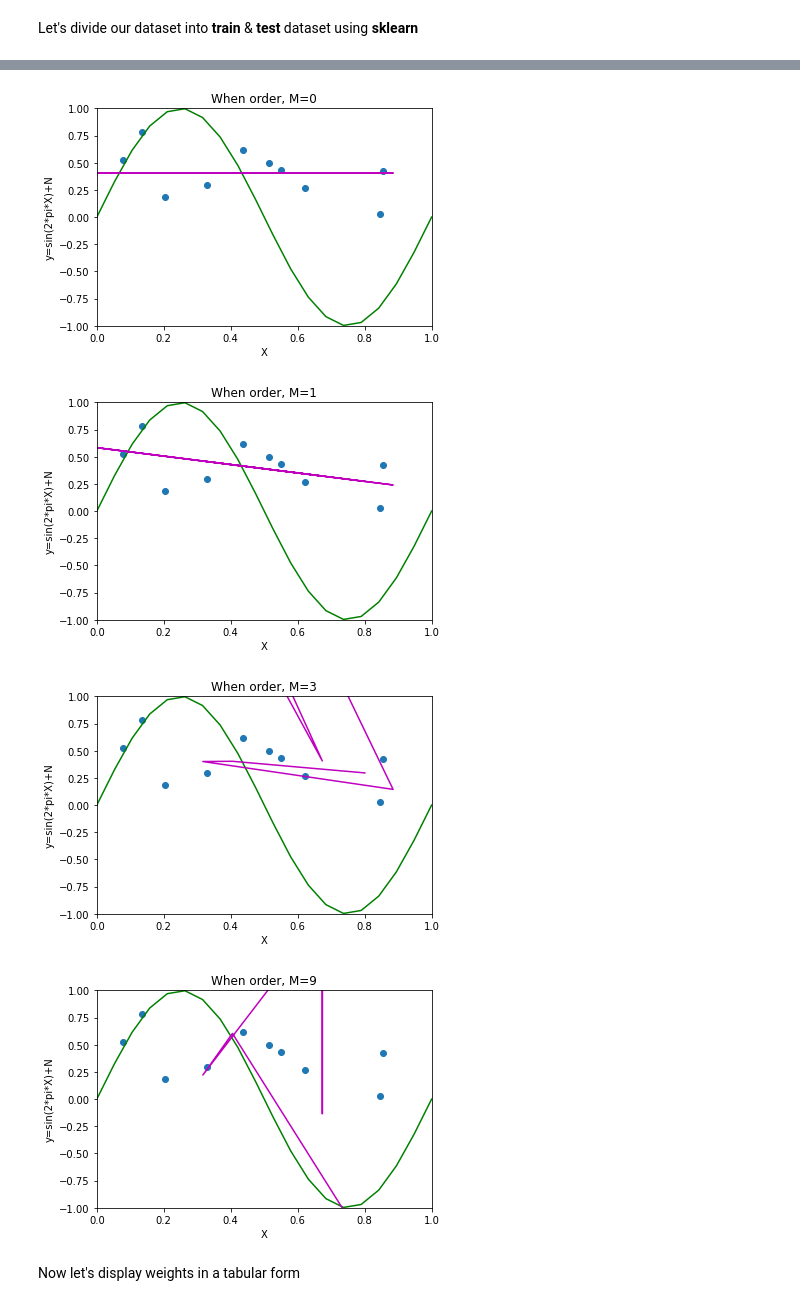
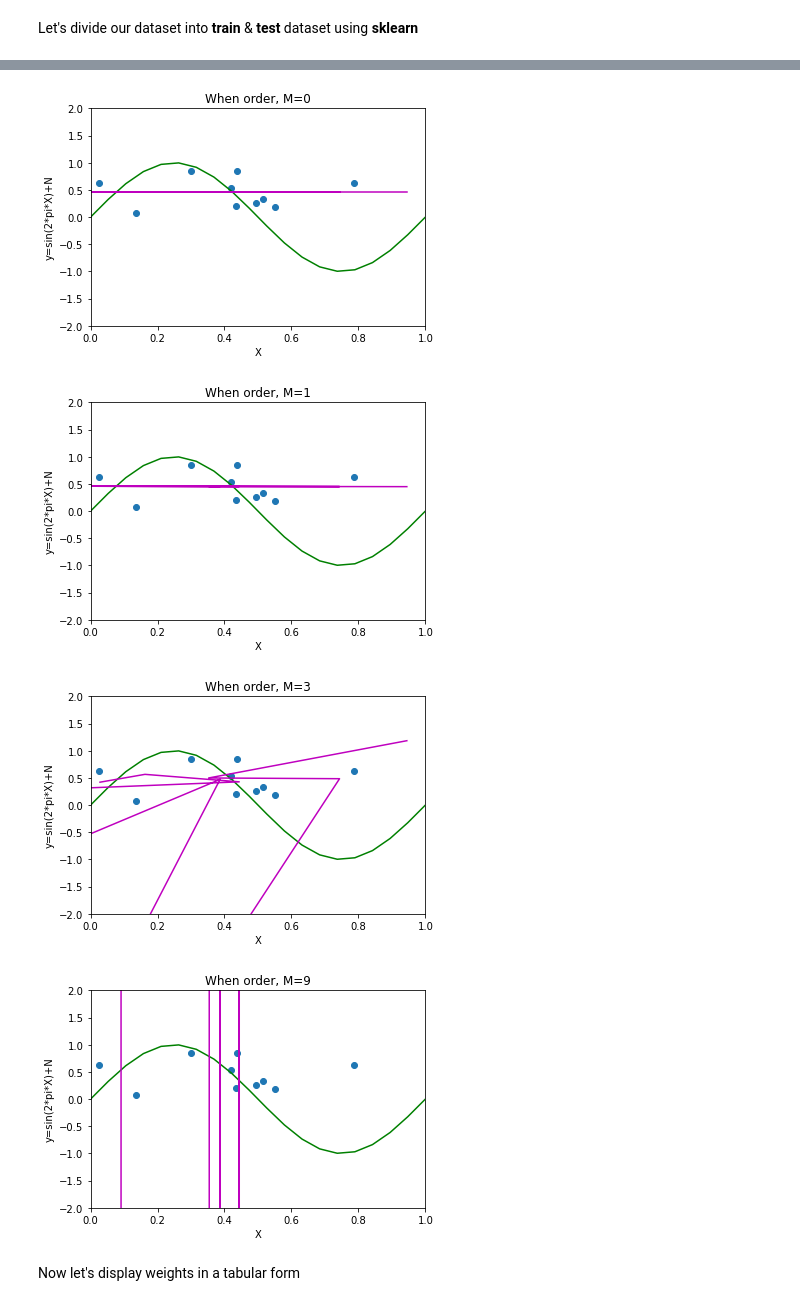
Before and after one commit to jay-thakur/Concept_of_Overfitting, a Jupyter notebook: Concept_of_Overfitting.ipynb, the cells around one changed output, grey strips where cells are left out. Cells and saved outputs as stored; diff of their text form; code cells hidden in the pictures.

```diff
--- a/Concept_of_Overfitting.ipynb
+++ b/Concept_of_Overfitting.ipynb
@@ -54,3 +56,6 @@ print(N)
  0.51357812 0.52914209 0.54966248 0.61927097 0.62113383 0.78533515
  0.84656149 0.85397529]
 -0.7478709492938624
+# %%
+N = np.random.normal(scale=0.3 , size=20 )
+N
@@ -84,3 +95,9 @@ Let's divide our dataset into **train** & **test** dataset using **sklearn**
 # %%
 # let's divide the dataset into train & test dataset
 X_train, y_train, X_test, y_test = train_test_split(X, y, test_size=0.5)
+X_train = X_train[:, np.newaxis]
+y_train = y_train[:, np.newaxis]
+X_test = X_test[:, np.newaxis]
+y_test = y_test[:, np.newaxis]
+
+print(X_train)
@@ -94,29 +122,36 @@ def show_plot(degree, X_train, y_train, X_test, preds):
   plt.xlabel('X')
   plt.ylabel('y=sin(2*pi*X)+N')
   plt.xlim((0, 1))
-  plt.ylim((-1, 1))
+  plt.ylim((-2, 2))
   plt.show()
 # %%
 degrees = [0, 1, 3, 9]
 coefs_list = {}
 for i in range(len(degrees)):
   # print(i)
   d = str(degrees[i])
-  pipeline = make_pipeline(PolynomialFeatures(degrees[i]), LinearRegression())
-  pipeline.fit(X_train[:, np.newaxis], y_train)
-  preds = pipeline.predict(X_test[:, np.newaxis])
-  coefs = np.polyfit(X_train, y_train, degrees[i])
+
+  polynomial_features = PolynomialFeatures(degree=degrees[i])
+  X_train_poly = polynomial_features.fit_transform(X_train)
+  polynomial_features.fit(X_train_poly, y_train)
+
+  lr_model = LinearRegression()
+  lr_model.fit(X_train_poly, y_train)
 
   M = 'M'+ d
   # print(M)
-  coefs_list[M] = coefs
-  # print(weights)
+  coefs_list[M] = lr_model.coef_
+
+  # preds = lr_model.predict(X_train_poly)
+  X_test_poly = polynomial_features.fit_transform(X_test)
+  preds = lr_model.predict(X_test_poly)
+
   show_plot(d, X_train, y_train, X_test, preds)
 # %% [output]
-[figure, old version]
+[figure, new version]
-[figure, old version]
+[figure, new version]
-[figure, old version]
+[figure, new version]
-[figure, old version]
+[figure, new version]
 # %% [markdown]
 Now let's display weights in a tabular form
 # %% [markdown]
```
Also changed, not shown: parts of 20 cells of this notebook.
